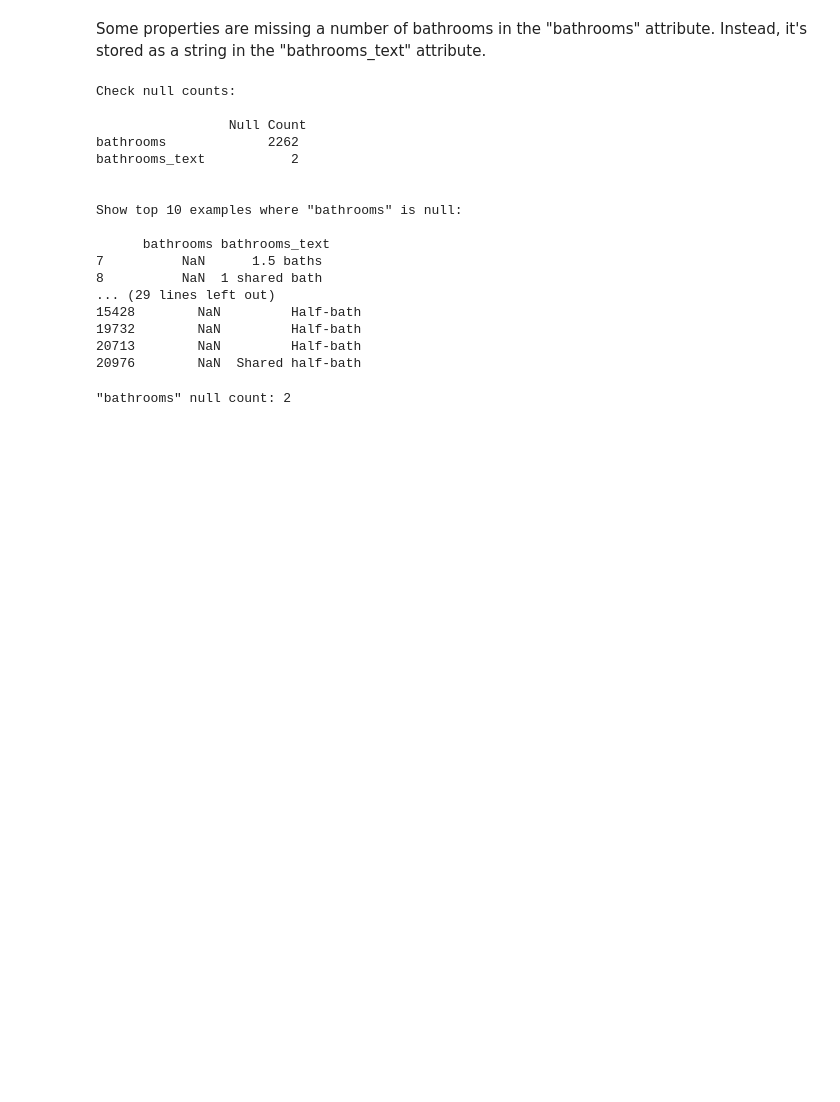
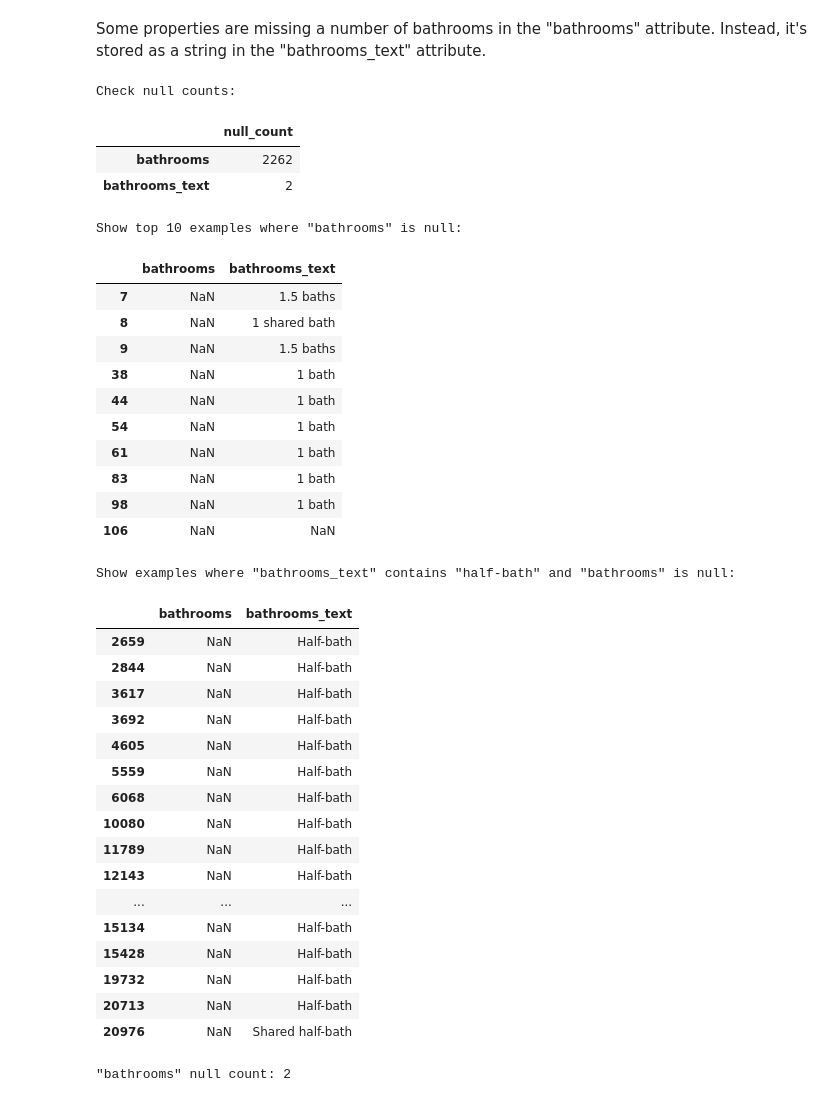
Before and after one commit to torbenbillow/CBS-AML-PROJECT, a Jupyter notebook: notebooks/00_welcome.ipynb, the cells around one changed output. Saved outputs shown, nothing was run; the diff lists cells and outputs as text; code cells hidden in the pictures; blank space fills up the shorter version.

```diff
--- a/notebooks/00_welcome.ipynb
+++ b/notebooks/00_welcome.ipynb
@@ -456,34 +466,53 @@ beds                       0
 # %% [markdown]
 Some properties are missing a number of bathrooms in the "bathrooms" attribute. Instead, it's stored as a string in the "bathrooms_text" attribute.
 # %%
-print("Check null counts:\n\n", df[["bathrooms", "bathrooms_text"]].isna().sum().to_frame(name="Null Count"))
+print("Check null counts:\n")
+display(df[["bathrooms", "bathrooms_text"]].isna().sum().to_frame(name="null_count"))
 print("\n")
-print("Show top 10 examples where \"bathrooms\" is null:\n\n", df.loc[df["bathrooms"].isna(),["bathrooms","bathrooms_text"]].head(10))
+print("Show top 10 examples where \"bathrooms\" is null:\n")
+display(df.loc[df["bathrooms"].isna(),["bathrooms","bathrooms_text"]].head(10))
 print("\n")
-print("Show examples where \"bathrooms_text\" contains \"half-bath\":\n")
+print("Show examples where \"bathrooms_text\" contains \"half-bath\" and \"bathrooms\" is null:\n")
 mask = (
     df["bathrooms_text"].astype(str).str.contains("half", case=False, na=False)
     & df["bathrooms"].isna()
 )
-print(df.loc[mask, ["bathrooms","bathrooms_text"]])
+display(df.loc[mask, ["bathrooms","bathrooms_text"]])
 # %% [output]
 Check null counts:
-
-                 Null Count
-bathrooms             2262
-bathrooms_text           2
-
-
-Show top 10 examples where "bathrooms" is null:
-
-      bathrooms bathrooms_text
-7          NaN      1.5 baths
-8          NaN  1 shared bath
-... (29 lines left out)
-15428        NaN         Half-bath
-19732        NaN         Half-bath
-20713        NaN         Half-bath
-20976        NaN  Shared half-bath
+|  | null_count |
+| bathrooms | 2262 |
+| bathrooms_text | 2 |
+Show top 10 examples where "bathrooms" is null:
+|  | bathrooms | bathrooms_text |
+| 7 | NaN | 1.5 baths |
+| 8 | NaN | 1 shared bath |
+| 9 | NaN | 1.5 baths |
+| 38 | NaN | 1 bath |
+| 44 | NaN | 1 bath |
+| 54 | NaN | 1 bath |
+| 61 | NaN | 1 bath |
+| 83 | NaN | 1 bath |
+| 98 | NaN | 1 bath |
+| 106 | NaN | NaN |
+Show examples where "bathrooms_text" contains "half-bath" and "bathrooms" is null:
+|  | bathrooms | bathrooms_text |
+| 2659 | NaN | Half-bath |
+| 2844 | NaN | Half-bath |
+| 3617 | NaN | Half-bath |
+| 3692 | NaN | Half-bath |
+| 4605 | NaN | Half-bath |
+| 5559 | NaN | Half-bath |
+| 6068 | NaN | Half-bath |
+| 10080 | NaN | Half-bath |
+| 11789 | NaN | Half-bath |
+| 12143 | NaN | Half-bath |
+| ... | ... | ... |
+| 15134 | NaN | Half-bath |
+| 15428 | NaN | Half-bath |
+| 19732 | NaN | Half-bath |
+| 20713 | NaN | Half-bath |
+| 20976 | NaN | Shared half-bath |
 # %%
 # Convert bathrooms_text to string and normalize spacing/casing
 bt = df["bathrooms_text"].astype(str).str.lower().str.strip()
```
Also changed, not shown: parts of 22 cells of this notebook.
